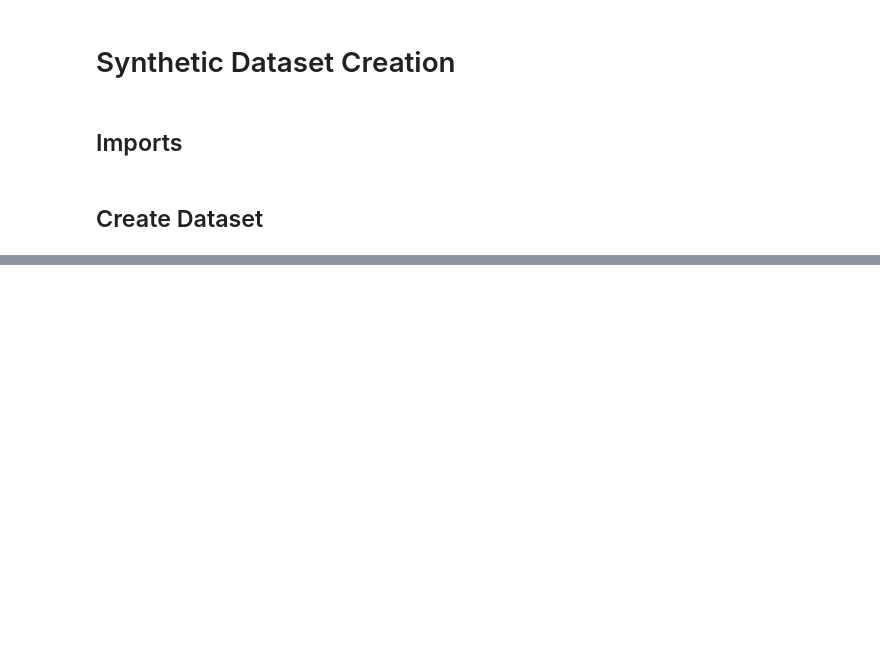
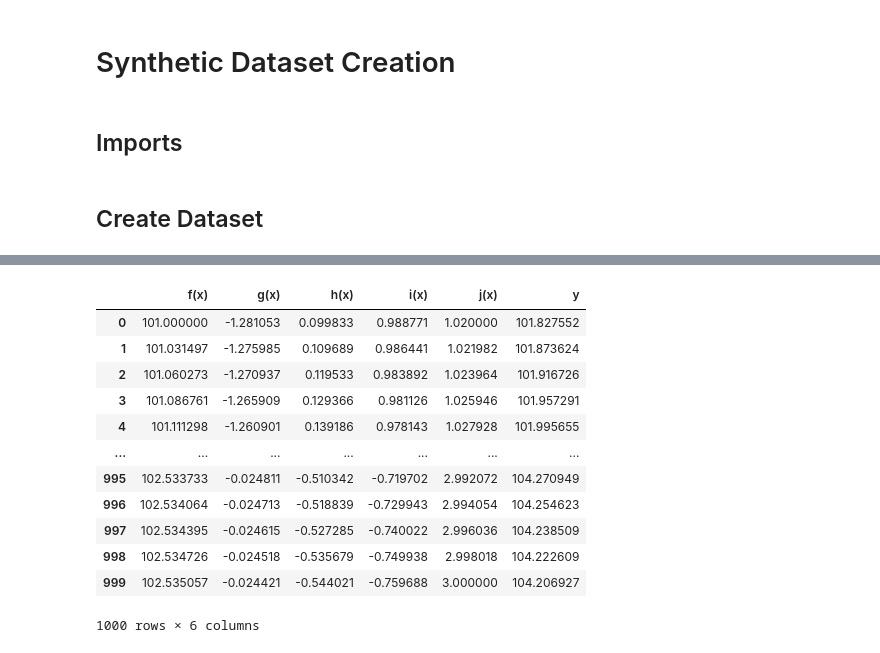
Before and after one commit to OpenTabular/NAMpy, a Jupyter notebook: namgcv/models/gam/00_Synthetic_Dataset_Creation.ipynb, the cells around one changed output, grey strips where cells are left out. Saved outputs shown, nothing was run; the diff lists cells and outputs as text; code cells hidden in the pictures; blank space fills up the shorter version.

```diff
--- a/namgcv/models/gam/00_Synthetic_Dataset_Creation.ipynb
+++ b/namgcv/models/gam/00_Synthetic_Dataset_Creation.ipynb
@@ -113,0 +143,20 @@ plt.show()
+# %%
+line_data_df = pd.DataFrame(line_data)
+del line_data_df["x"]
+line_data_df.to_csv('syn_data.csv', index=False)
+# %%
+line_data_df
+# %% [output]
+|  | f(x) | g(x) | h(x) | i(x) | j(x) | y |
+| 0 | 101.000000 | -1.281053 | 0.099833 | 0.988771 | 1.020000 | 101.827552 |
+| 1 | 101.031497 | -1.275985 | 0.109689 | 0.986441 | 1.021982 | 101.873624 |
+| 2 | 101.060273 | -1.270937 | 0.119533 | 0.983892 | 1.023964 | 101.916726 |
+| 3 | 101.086761 | -1.265909 | 0.129366 | 0.981126 | 1.025946 | 101.957291 |
+| 4 | 101.111298 | -1.260901 | 0.139186 | 0.978143 | 1.027928 | 101.995655 |
+| ... | ... | ... | ... | ... | ... | ... |
+| 995 | 102.533733 | -0.024811 | -0.510342 | -0.719702 | 2.992072 | 104.270949 |
+| 996 | 102.534064 | -0.024713 | -0.518839 | -0.729943 | 2.994054 | 104.254623 |
+| 997 | 102.534395 | -0.024615 | -0.527285 | -0.740022 | 2.996036 | 104.238509 |
+| 998 | 102.534726 | -0.024518 | -0.535679 | -0.749938 | 2.998018 | 104.222609 |
+| 999 | 102.535057 | -0.024421 | -0.544021 | -0.759688 | 3.000000 | 104.206927 |
+1000 rows × 6 columns
```
Also changed, not shown: parts of 2 cells of this notebook.
